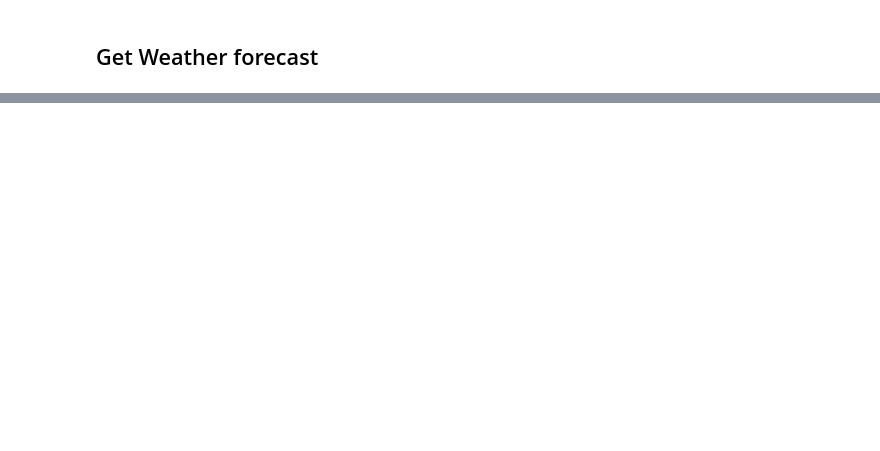
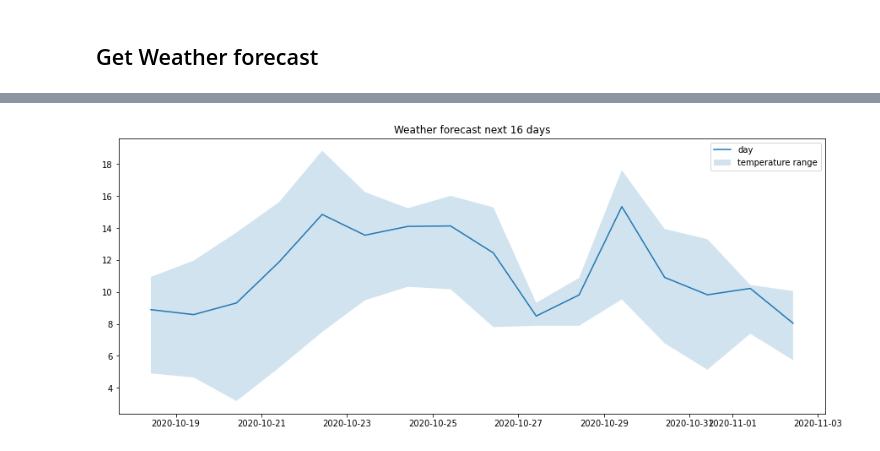
Before and after one commit to female-coders-linz/workshops, a Jupyter notebook: weather_forecast/Weather_data.ipynb, the cells around one changed output, grey strips where cells are left out. Saved outputs shown, nothing was run; the diff lists cells and outputs as text; code cells hidden in the pictures; blank space fills up the shorter version.

```diff
--- a/weather_forecast/Weather_data.ipynb
+++ b/weather_forecast/Weather_data.ipynb
@@ -183,0 +67,11 @@ weather_list = response['list']
+# %%
+n_days = 16
+
+weather_forecast = get_forecast(n_days=16)
+
+city = weather_forecast['city']['name']
+print(city)
+
+weather_list = weather_forecast['list']
+
+# pprint(weather_list[1])
@@ -202,0 +130,13 @@ datetime.datetime(2020, 10, 26, 10, 0)
+# %%
+fig = plt.figure(figsize=(15, 6))
+plt.plot(temperature_df['dt'], temperature_df['day_temp'], label='day')
+
+plt.fill_between(x=temperature_df['dt'], y1=temperature_df['min_temp'],
+                 y2=temperature_df['max_temp'], label='temperature range',
+                 alpha=0.2)
+
+plt.title(f'Weather forecast next {n_days} days')
+plt.legend()
+plt.show()
+# %% [output]
+[figure, added]
```
Also changed, not shown: parts of 25 cells of this notebook.
